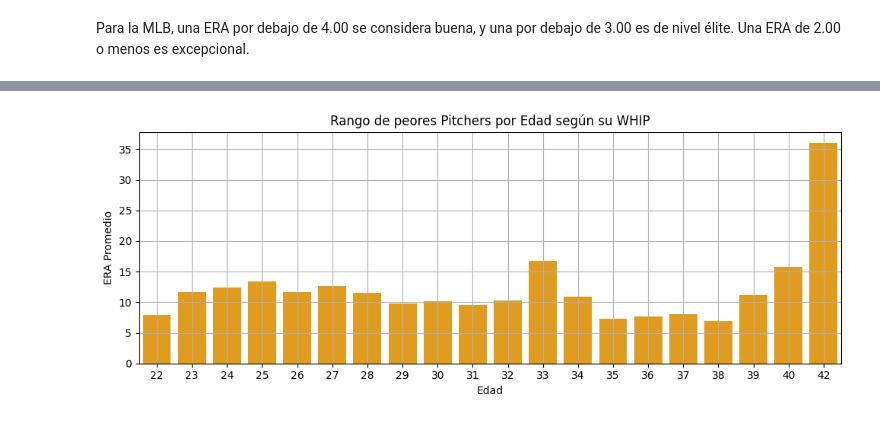
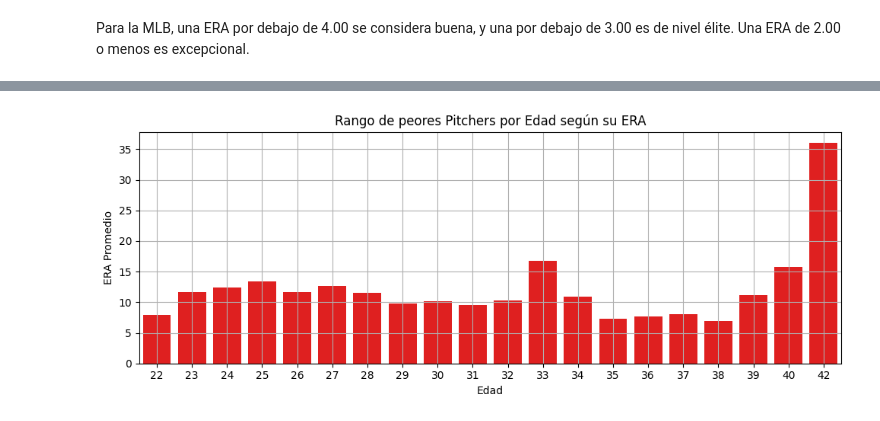
Before and after one commit to alvarogoncalves04/Trabajo-final--Alvaro-Goncalves-Yonelvis-Gonzales, a Jupyter notebook: test.ipynb, the cells around one changed output, grey strips where cells are left out. Saved outputs shown, nothing was run; the diff lists cells and outputs as text; code cells hidden in the pictures.

Commit message:
Creación de las graficas
se terminaron de crear y probar todas las graficas, en el archivo de prueba

```diff
--- a/test.ipynb
+++ b/test.ipynb
@@ -313,26 +338,3 @@ plt.show()
 [figure]
 # %% [markdown]
 Para la MLB, una ERA por debajo de 4.00 se considera buena, y una por debajo de 3.00 es de nivel élite. Una ERA de 2.00 o menos es excepcional.
-# %%
-# Filtrar los peores pitchers
-df_fig4 = df[(df['Age'] > 20) & (df['WHIP'] > 2.00)]
-
-# Verificar si hay datos
-if df_fig4.empty:
-    print("No hay datos que cumplan con los criterios seleccionados.")
-else:
-    # Agrupar por edad y calcular el promedio de ERA
-    df_grouped = df_fig4.groupby('Age')['WHIP'].mean().reset_index()
-
-    # Crear gráfico de barras
-    plt.figure(figsize=(10 , 4))
-    sns.barplot(data=df_grouped, x='Age', y='WHIP', color='purple')
-
-    # Títulos y etiquetas
-    plt.title('Rango de peores Pitchers por Edad según su WHIP')
-    plt.xlabel('Edad')
-    plt.ylabel('WHip Promedio')
-    plt.grid(True)
-
-    plt.tight_layout()
-    plt.show()
@@ -341,26 +341,26 @@ else:
 # %%
 # Filtrar los peores pitchers
 df_fig5 = df[(df['Age'] > 20) & (df['ERA'] > 6.00)]
 
 # Verificar si hay datos
 if df_fig5.empty:
     print("No hay datos que cumplan con los criterios seleccionados.")
 else:
     # Agrupar por edad y calcular el promedio de ERA
     df_grouped = df_fig5.groupby('Age')['ERA'].mean().reset_index()
 
     # Crear gráfico de barras
     plt.figure(figsize=(10, 4))
-    sns.barplot(data=df_grouped, x='Age', y='ERA', color='orange')
+    sns.barplot(data=df_grouped, x='Age', y='ERA', color='red')
 
     # Títulos y etiquetas
-    plt.title('Rango de peores Pitchers por Edad según su WHIP')
+    plt.title('Rango de peores Pitchers por Edad según su ERA')
     plt.xlabel('Edad')
     plt.ylabel('ERA Promedio')
     plt.grid(True)
 
     plt.tight_layout()
     plt.show()
 # %% [output]
-[figure, old version]
+[figure, new version]
 # %%
```
Also changed, not shown: parts of 10 cells of this notebook, 1 other file.
